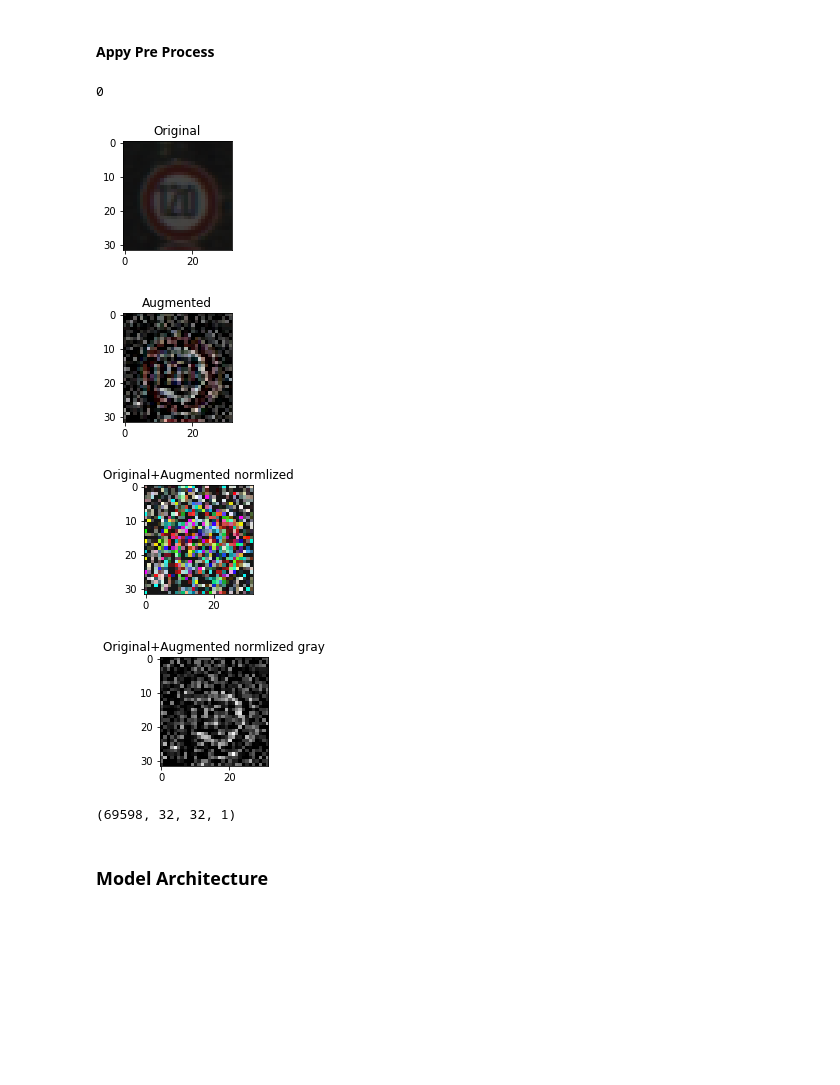
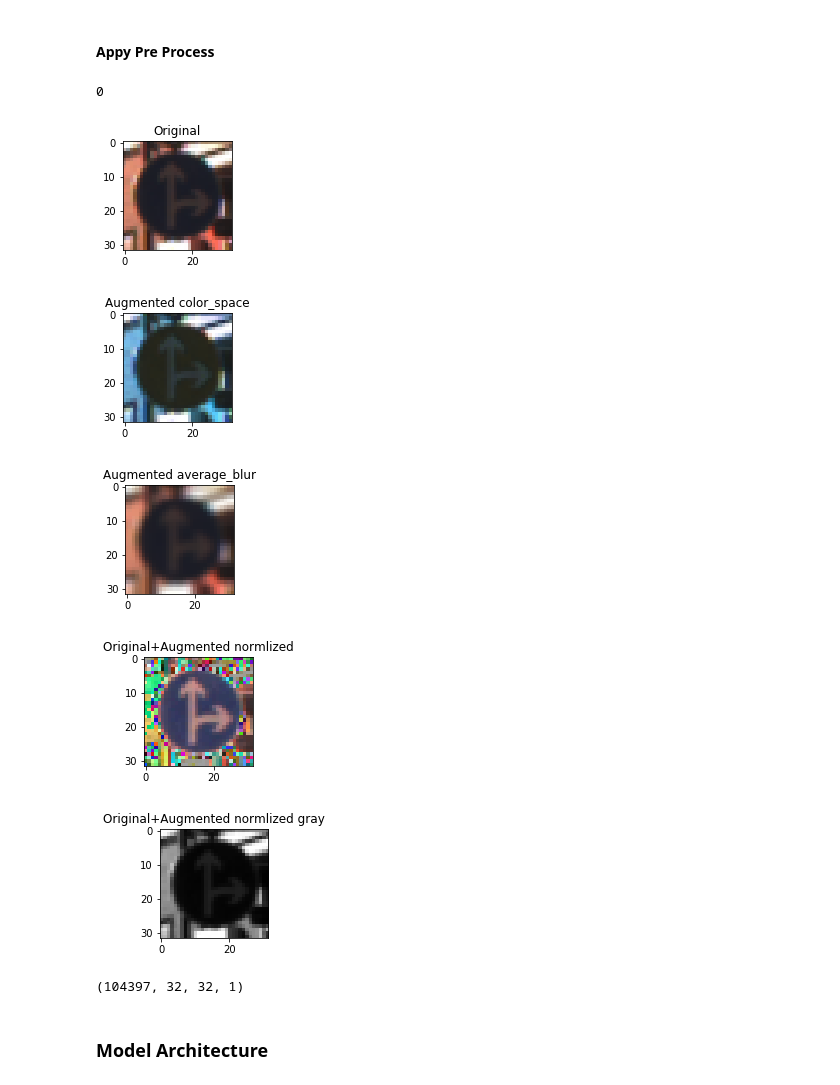
Before and after one commit to malnakli/CarND-Traffic-Sign-Classifier-Project, a Jupyter notebook: Traffic_Sign_Classifier.ipynb, the cells around one changed output. Drawn from its saved outputs; the diff is of its cells as text; code cells hidden in the pictures; blank space fills up the shorter version.

Commit message:
improved augment data and increase it

```diff
--- a/Traffic_Sign_Classifier.ipynb
+++ b/Traffic_Sign_Classifier.ipynb
@@ -252,0 +226,18 @@ def augment_data(images):
+# %%
+def augment_with_color_space(images):
+    aug = iaa.Sequential([
+        iaa.ChangeColorspace(from_colorspace="RGB", to_colorspace="HSV"),
+        iaa.WithChannels(0, iaa.Add((50, 100))),
+        iaa.ChangeColorspace(from_colorspace="HSV", to_colorspace="RGB"),
+    ])
+    return  aug.augment_images(images)
+def augment_with_average_blur(images):
+    aug = iaa.AverageBlur(k=3)
+
+    return  aug.augment_images(images)
+
+index = 77
+print(train["sizes"][index])
+show_image([train["features"][index]],"Original")
+show_image(augment_with_color_space(train["features"][index:index+1]),"Augment")
+show_image(augment_with_average_blur(train["features"][index:index+1]),"Augment")
@@ -255,28 +252,33 @@ def augment_data(images):
 # %%
 # augment data
 
 index = randint(0, n_train)
-X_train_augment =  augment_data(X_train_original)
-x_train_with_augment =  np.concatenate((X_train_augment, X_train_original))
-y_train_with_augment =  np.concatenate((y_train_original, y_train_original))
+X_train_augment_1 =  augment_with_color_space(X_train_original)
+X_train_augment_2 =  augment_with_average_blur(X_train_original)
+
+x_train_with_augment =  np.concatenate((X_train_original, X_train_augment_1,X_train_augment_2))
+y_train_with_augment =  np.concatenate((y_train_original, y_train_original, y_train_original))
 # normliz
 x_train_with_augment_normlized = normlization(x_train_with_augment)
 X_valid_normlized = normlization(X_valid_original)
 # convert to gray
 x_train_with_augment_normlized_gray = rgb_to_gray(x_train_with_augment_normlized)
 x_valid_normlized_gray = rgb_to_gray(X_valid_normlized)
 
 
 show_image([X_train_original[index]],"Original")
-show_image([X_train_augment[index]],"Augmented")
+show_image([X_train_augment_1[index]],"Augmented color_space")
+show_image([X_train_augment_2[index]],"Augmented average_blur")
+
 show_image([x_train_with_augment_normlized[index]],"Original+Augmented normlized")
 show_image([x_train_with_augment_normlized_gray[index]],"Original+Augmented normlized gray",False,True)
 # %% [output]
 0
-[figure, old version]
+[figure, new version]
-[figure, old version]
+[figure, new version]
-[figure, old version]
+[figure, new version]
-[figure, old version]
+[figure, new version]
+[figure, added]
 # %%
 # # Shuffle the training data.
 #a = np.array([[[[34],[22]],[[34],[22]]],[[[34],[22]],[[34],[22]]],[[[34],[22]],[[34],[22]]]])
@@ -290,7 +292,7 @@ x_train_ready, y_train_ready = shuffle(x_train_with_augment_normlized_gray, y_tr
 x_train_ready, y_train_ready = shuffle(x_train_ready, y_train_ready)
 x_train_ready, y_train_ready = shuffle(x_train_ready, y_train_ready)
 # %% [output]
-(69598, 32, 32, 1)
+(104397, 32, 32, 1)
 # %% [markdown]
 ### Model Architecture
 # %%
```
Also changed, not shown: parts of 8 cells of this notebook.
